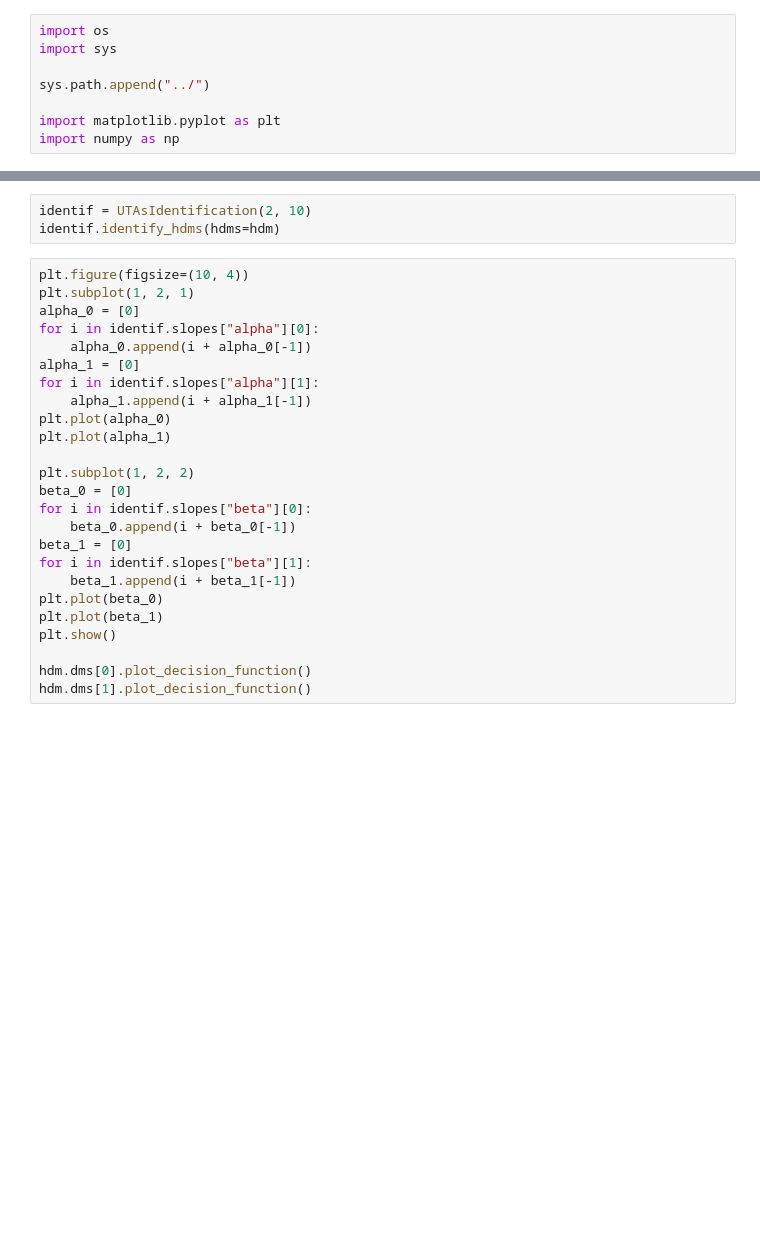
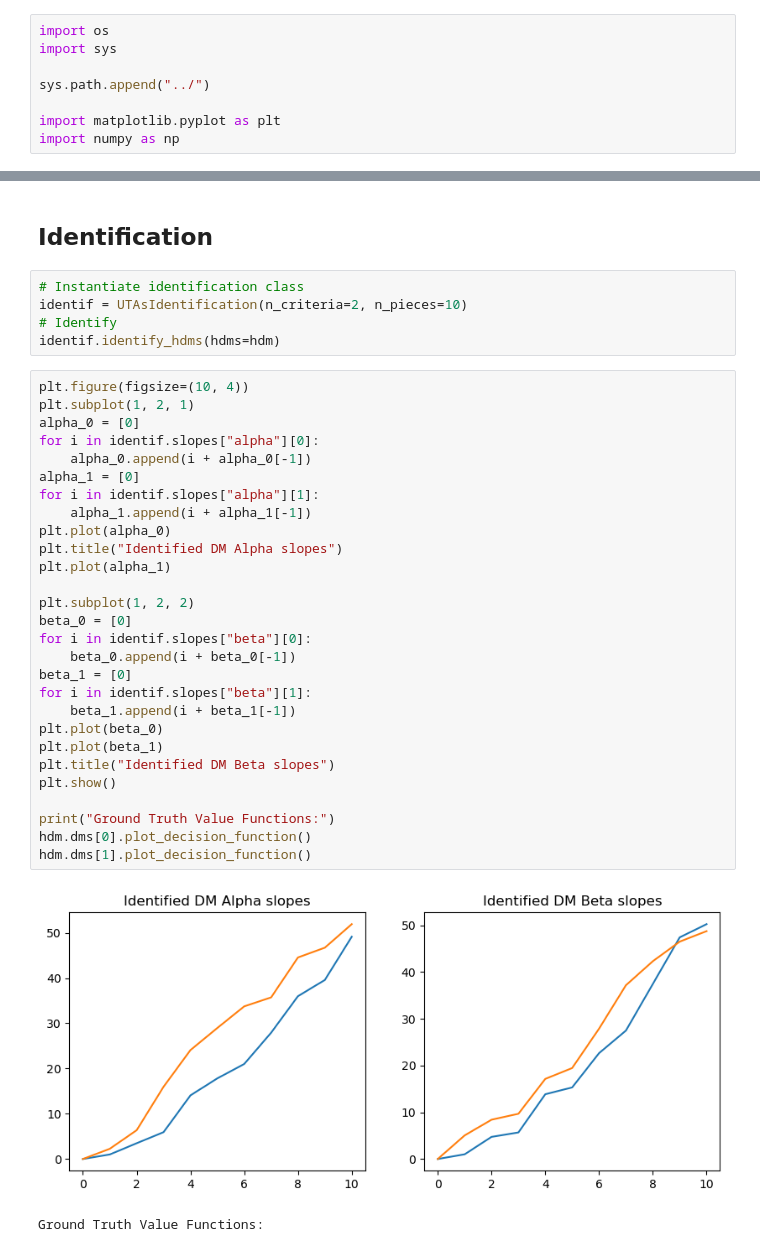
Before and after one commit to artefactory/eliciting-discrete-mixtures-of-UTAs, a Jupyter notebook: notebooks/experiments.ipynb, the cells around one changed output, grey strips where cells are left out. Saved outputs shown, nothing was run; the diff lists cells and outputs as text; blank space fills up the shorter version.

```diff
--- a/notebooks/experiments.ipynb
+++ b/notebooks/experiments.ipynb
@@ -22,28 +48,38 @@ hdm.dms[1].slopes, hdm.dms[0].slopes
+# %% [markdown]
+## Identification
 # %%
-identif = UTAsIdentification(2, 10)
+# Instantiate identification class
+identif = UTAsIdentification(n_criteria=2, n_pieces=10)
+# Identify
 identif.identify_hdms(hdms=hdm)
 # %%
 plt.figure(figsize=(10, 4))
 plt.subplot(1, 2, 1)
 alpha_0 = [0]
 for i in identif.slopes["alpha"][0]:
     alpha_0.append(i + alpha_0[-1])
 alpha_1 = [0]
 for i in identif.slopes["alpha"][1]:
     alpha_1.append(i + alpha_1[-1])
 plt.plot(alpha_0)
+plt.title("Identified DM Alpha slopes")
 plt.plot(alpha_1)
 
 plt.subplot(1, 2, 2)
 beta_0 = [0]
 for i in identif.slopes["beta"][0]:
     beta_0.append(i + beta_0[-1])
 beta_1 = [0]
 for i in identif.slopes["beta"][1]:
     beta_1.append(i + beta_1[-1])
 plt.plot(beta_0)
 plt.plot(beta_1)
+plt.title("Identified DM Beta slopes")
 plt.show()
 
+print("Ground Truth Value Functions:")
 hdm.dms[0].plot_decision_function()
 hdm.dms[1].plot_decision_function()
+# %% [output]
+[figure, added]
+Ground Truth Value Functions:
```
Also changed, not shown: parts of 16 cells of this notebook.
